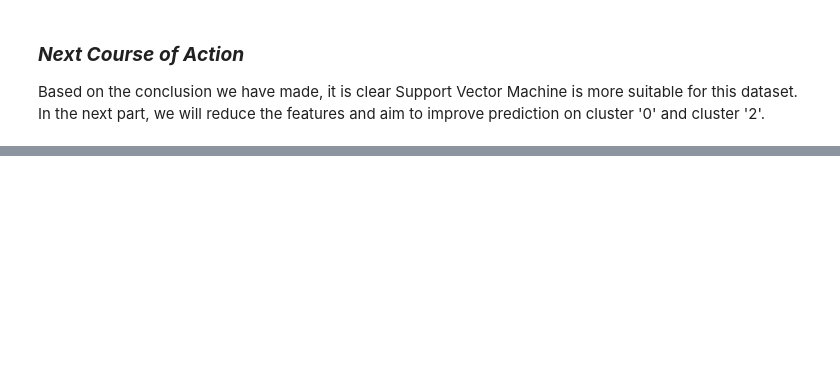
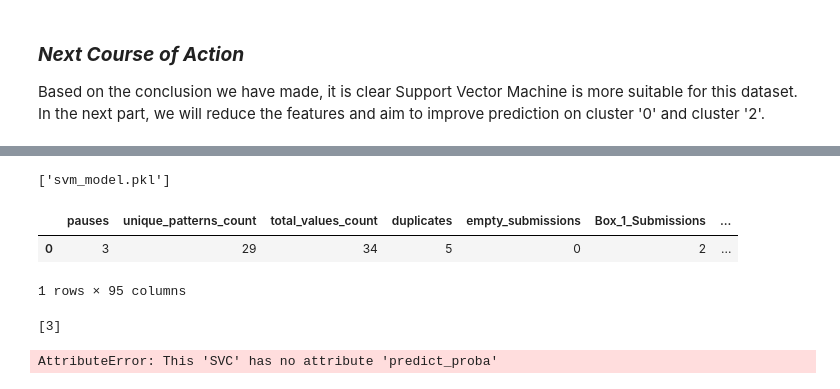
Before and after one commit to RowanBattles/Group4AI, a Jupyter notebook: Cluster_Predictor_Model.ipynb, the cells around one changed output, grey strips where cells are left out. Saved outputs shown, nothing was run; the diff lists cells and outputs as text; code cells hidden in the pictures; blank space fills up the shorter version.

Commit message:
Working demo

```diff
--- a/Cluster_Predictor_Model.ipynb
+++ b/Cluster_Predictor_Model.ipynb
@@ -415,3 +444,25 @@ Based on the conclusion we have made, it is clear Support Vector Machine is more
+# %%
+# export the svm model
+import joblib
+joblib.dump(svm, 'svm_model.pkl')
+# %% [output]
+['svm_model.pkl']
+# %%
+# Read in csv
+test = pd.read_csv('./Demo/5 dot test/bin/Debug/test.csv')
+
+test.head()
+# %% [output]
+|  | pauses | unique_patterns_count | total_values_count | duplicates | empty_submissions | Box_1_Submissions | ... |
+| 0 | 3 | 29 | 34 | 5 | 0 | 2 | ... |
+1 rows × 95 columns
+# %%
+# Predict for test
+predictions = svm.predict(test)
+print(predictions)
+# %% [output]
+[3]
+AttributeError: This 'SVC' has no attribute 'predict_proba'
 # %%
 # import matplotlib.pyplot as plt
 # import seaborn as sns
```
Also changed, not shown: parts of 8 cells of this notebook, 28 other files.
